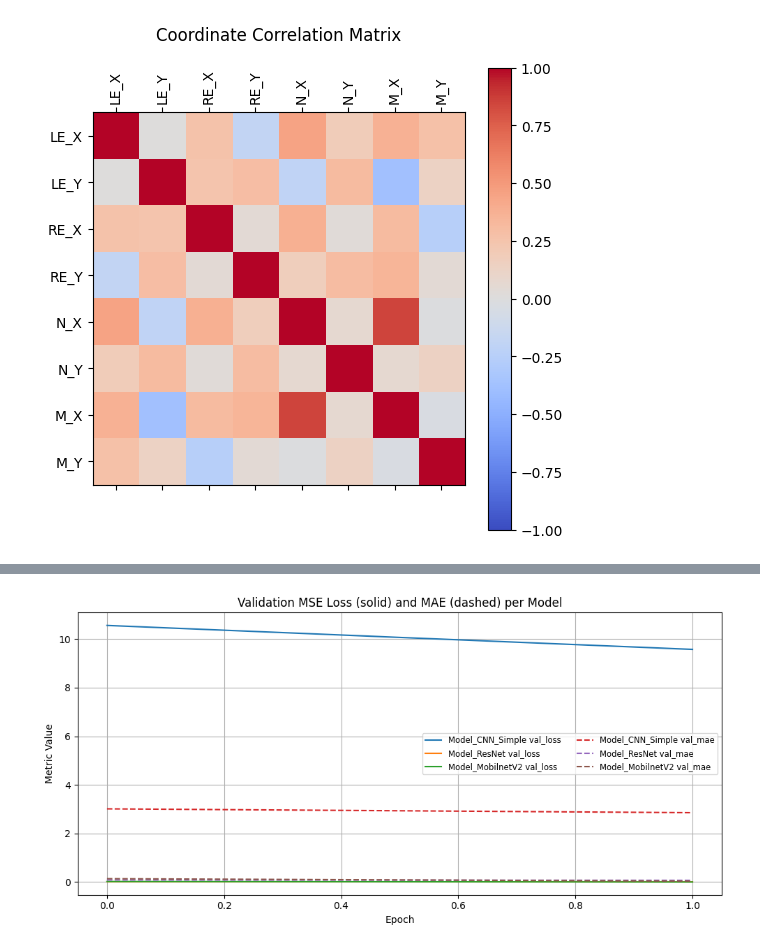
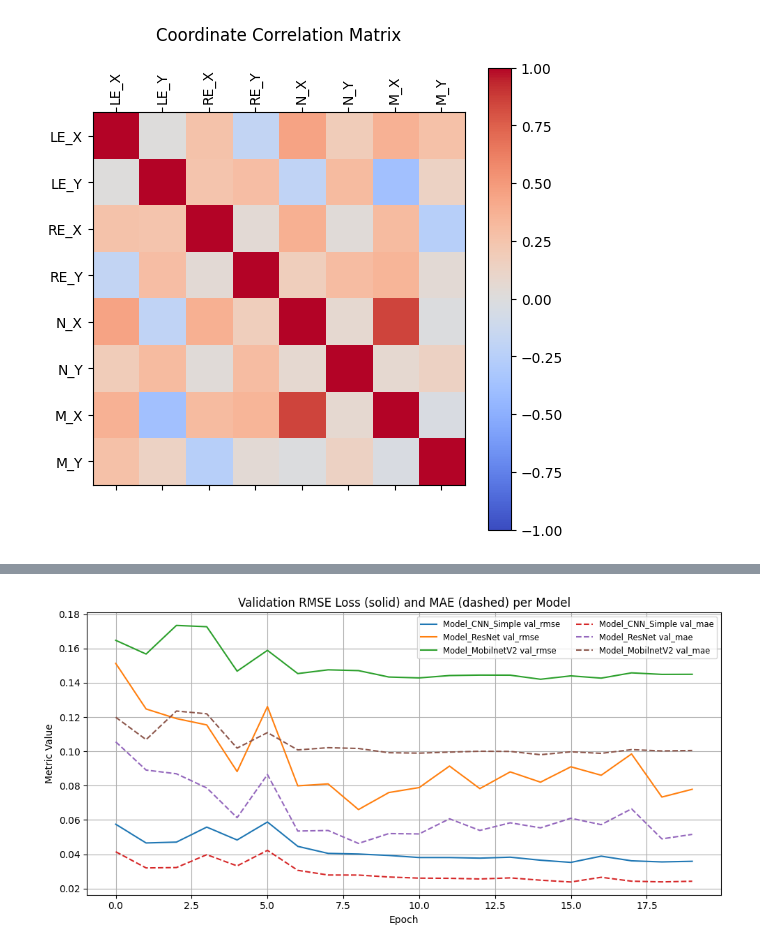
Before and after one commit to nickStanisic/FaceDetector, a Jupyter notebook: FaceDetector.ipynb, the cells around one changed output, grey strips where cells are left out. Drawn from its saved outputs; the diff is of its cells as text; code cells hidden in the pictures.

Commit message:
final model and results/conclusion discussion

```diff
--- a/FaceDetector.ipynb
+++ b/FaceDetector.ipynb
@@ -336,7 +339,7 @@ def simple_cnn(input_shape=(96,96,1)):
     model.compile(
         optimizer='adam',
         loss='mse',
-        metrics=['mae']
+        metrics=['mae',tf.keras.metrics.RootMeanSquaredError(name='rmse')]
     )
     return model
 # %%
@@ -364,7 +367,7 @@ def resnet50_model(input_shape=(96,96,3)):
     model.compile(
         optimizer='adam',
         loss='mse',
-        metrics=['mae']
+        metrics=['mae',tf.keras.metrics.RootMeanSquaredError(name='rmse')]
     )
     return model
 # %%
@@ -393,5 +396,5 @@ def mobilenetv2_model(input_shape=(96,96,1)):
     outputs = layers.Dense(8, activation='linear')(x)
 
     model = models.Model(inputs, outputs)
-    model.compile(optimizer='adam', loss='mse', metrics=['mae'])
+    model.compile(optimizer='adam', loss='mse', metrics=['mae',tf.keras.metrics.RootMeanSquaredError(name='rmse')])
     return model
@@ -458,27 +487,27 @@ Epoch 2/2
 # %%
-# histories is dict of all models histories, use that to plot losses
+# histories is dict of all models histories, this is a plot of MAE and RMSE
 plt.figure(figsize=(10,5))
 
-# Plot Validation Loss
+# Plot Validation RMSE
 for name, hist in histories.items():
-    plt.plot(hist.history['val_loss'],
-             label=f"{name} val_loss",
+    plt.plot(hist.history['val_rmse'],
+             label=f"{name} val_rmse",
              linestyle='-')
 # Plot Validation MAE
 for name, hist in histories.items():
     plt.plot(hist.history['val_mae'],
              label=f"{name} val_mae",
              linestyle='--')
 
 plt.xlabel("Epoch")
 plt.ylabel("Metric Value")
-plt.title("Validation MSE Loss (solid) and MAE (dashed) per Model")
+plt.title("Validation RMSE Loss (solid) and MAE (dashed) per Model")
 plt.legend(ncol=2, fontsize='small')
 plt.grid(True)
 plt.tight_layout()
 plt.show()
 # %% [output]
-[figure, old version]
+[figure, new version]
 # %%
 #now just both transfer learning models to see at a smaller level of detail
 plt.figure(figsize=(8,5))
```
Also changed, not shown: parts of 18 cells of this notebook.
